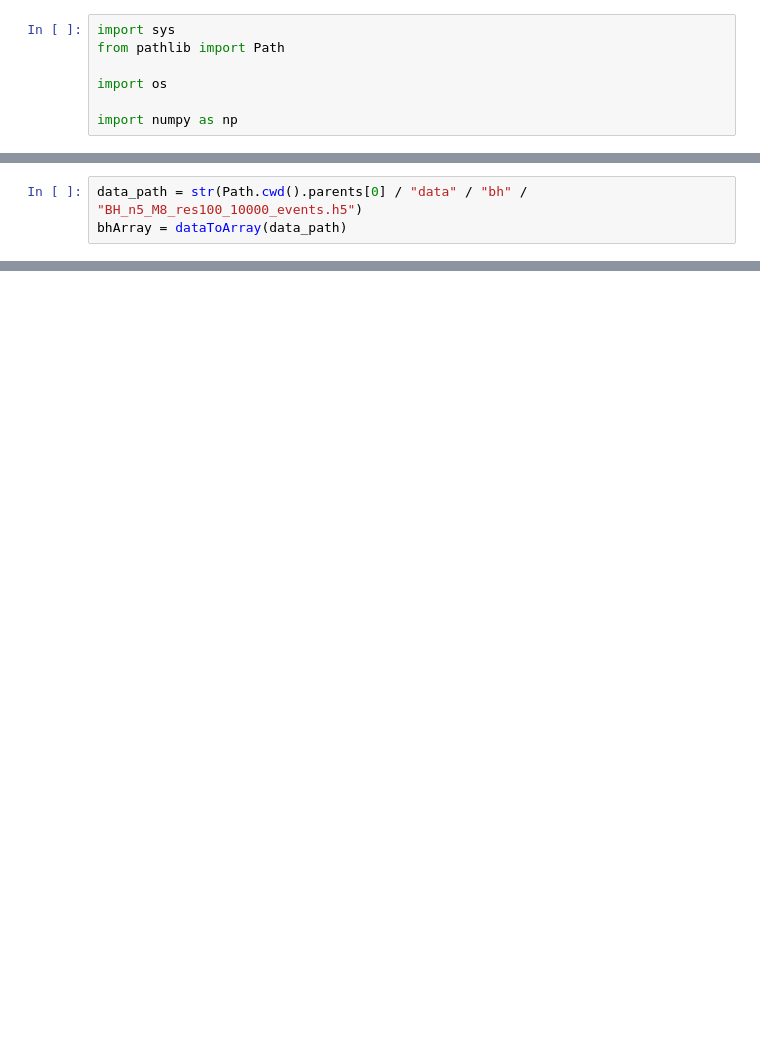
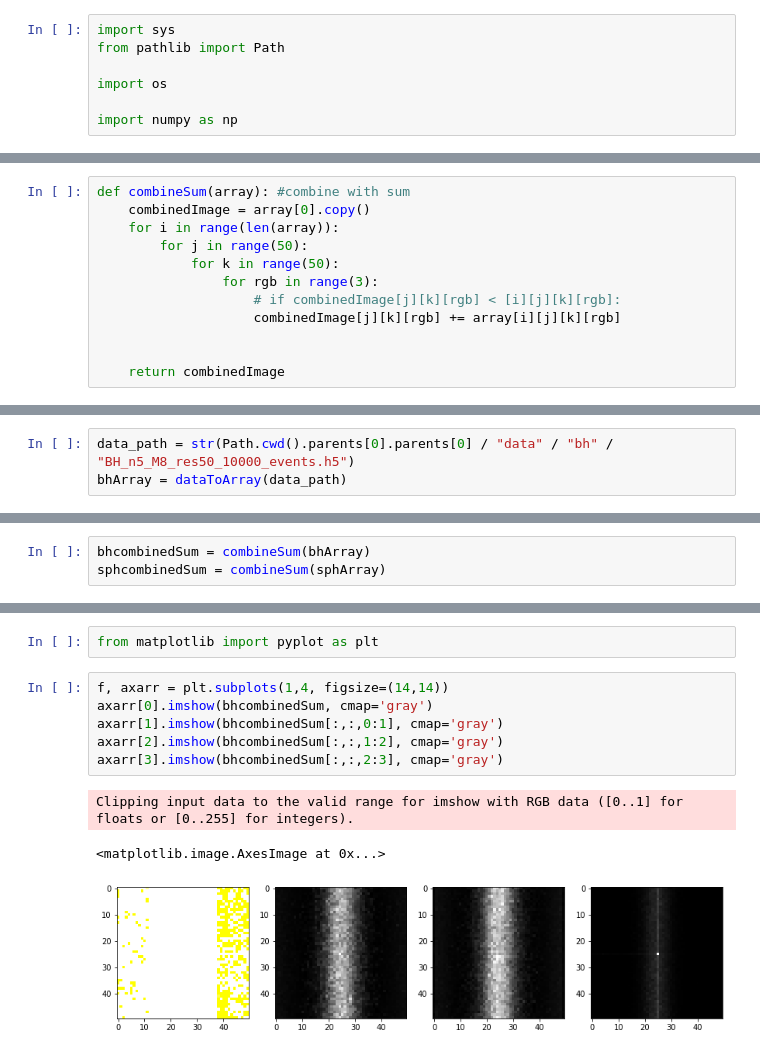
Before and after one commit to 591291-hvl/Bachelor, a Jupyter notebook: Code/notebooks/Tester/heatmap.ipynb, the cells around one changed output, grey strips where cells are left out. Drawn from its saved outputs; the diff is of its cells as text; blank space fills up the shorter version.

Commit message:
calculated sum and max of combined dataset

```diff
--- a/Code/notebooks/Tester/heatmap.ipynb
+++ b/Code/notebooks/Tester/heatmap.ipynb
@@ -13,4 +13,16 @@ if module_path not in sys.path:
 
 from dataloader import *
 from plotCreator import *
+# %%
+def combineSum(array): #combine with sum
+    combinedImage = array[0].copy()
+    for i in range(len(array)):
+        for j in range(50):
+            for k in range(50):
+                for rgb in range(3):
+                    # if combinedImage[j][k][rgb] < [i][j][k][rgb]:
+                    combinedImage[j][k][rgb] += array[i][j][k][rgb]
+
+
+    return combinedImage
 # %%
@@ -26,5 +38,5 @@ def combine(array):
 
     return combinedImage
 # %%
-data_path = str(Path.cwd().parents[0] / "data" / "bh" / "BH_n5_M8_res100_10000_events.h5")
+data_path = str(Path.cwd().parents[0].parents[0] / "data" / "bh" / "BH_n5_M8_res50_10000_events.h5")
 bhArray = dataToArray(data_path)
@@ -49,0 +46,3 @@ standardPlot(combined[:,:,2:3])
+# %%
+bhcombinedSum = combineSum(bhArray)
+sphcombinedSum = combineSum(sphArray)
@@ -49,0 +62,12 @@ standardPlot(combined[:,:,2:3])
+# %%
+from matplotlib import pyplot as plt
+# %%
+f, axarr = plt.subplots(1,4, figsize=(14,14))
+axarr[0].imshow(bhcombinedSum, cmap='gray')
+axarr[1].imshow(bhcombinedSum[:,:,0:1], cmap='gray')
+axarr[2].imshow(bhcombinedSum[:,:,1:2], cmap='gray')
+axarr[3].imshow(bhcombinedSum[:,:,2:3], cmap='gray')
+# %% [output]
+Clipping input data to the valid range for imshow with RGB data ([0..1] for floats or [0..255] for integers).
+<matplotlib.image.AxesImage at 0x...>
+[figure, added]
```
Also changed, not shown: parts of 18 cells of this notebook, 1 other file.
